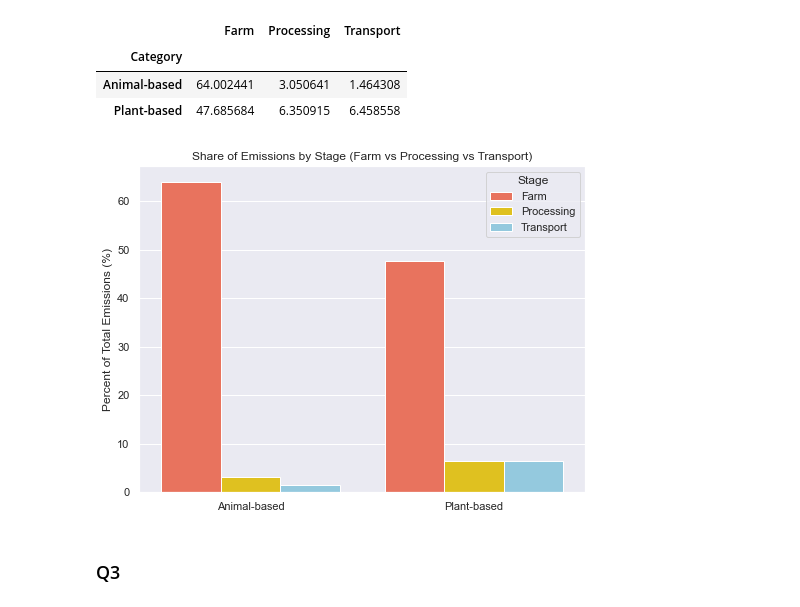
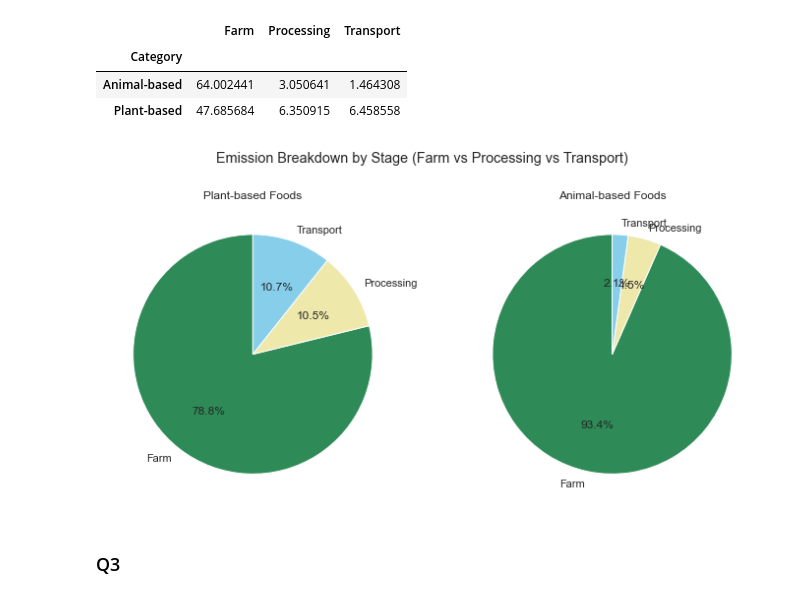
Before and after one commit to courtneyletsa/food_production, a Jupyter notebook: Environmental Impact of Food Production Analysis.ipynb, the cells around one changed output. Cells and saved outputs as stored; diff of their text form; code cells hidden in the pictures.

```diff
--- a/Environmental Impact of Food Production Analysis.ipynb
+++ b/Environmental Impact of Food Production Analysis.ipynb
@@ -157,5 +110,4 @@ category_map = {
 # %%
-df["Category"] = df["Food product"].map(category_map)
 df.head()
 # %% [output]
 |  | Food product | Land use change | Animal Feed | Farm | Processing | Transport | Packging | Retail | ... |
@@ -257,24 +209,38 @@ emission_share
 | Animal-based | 64.002441 | 3.050641 | 1.464308 |
 | Plant-based | 47.685684 | 6.350915 | 6.458558 |
 # %%
+# Prepare data
 emission_share.reset_index(inplace=True)
-emission_melted = emission_share.melt(id_vars="Category", var_name="Stage", value_name="Percent")
 
-plt.figure(figsize=(8,6))
-sns.barplot(
-    data=emission_melted,
-    x="Category", y="Percent", hue="Stage",
-    palette={"Farm": "tomato",
-             "Processing": "gold",
-             "Transport": "skyblue"}
+# Separate animal-based and plant-based shares
+animal_data = emission_share[emission_share["Category"] == "Animal-based"].iloc[0]
+plant_data = emission_share[emission_share["Category"] == "Plant-based"].iloc[0]
+
+# Labels and colors
+labels = ["Farm", "Processing", "Transport"]
+colors = ["seagreen", "palegoldenrod", "skyblue"]
+
+# --- Plot ---
+fig, axes = plt.subplots(1, 2, figsize=(12, 6))
+
+# Plant-based pie
+axes[0].pie(
+    [plant_data[l] for l in labels], labels=labels, autopct="%.1f%%",
+    startangle=90, colors=colors
 )
-plt.title("Share of Emissions by Stage (Farm vs Processing vs Transport)")
-plt.ylabel("Percent of Total Emissions (%)")
-plt.xlabel("")
-plt.legend(title="Stage")
+axes[0].set_title("Plant-based Foods")
+
+# Animal-based pie
+axes[1].pie(
+    [animal_data[l] for l in labels], labels=labels, autopct="%.1f%%",
+    startangle=90, colors=colors
+)
+axes[1].set_title("Animal-based Foods")
+
+plt.suptitle("Emission Breakdown by Stage (Farm vs Processing vs Transport)")
 plt.show()
 # %% [output]
-[figure, old version]
+[figure, new version]
 # %% [markdown]
 ### Q3
 # %%
```
Also changed, not shown: parts of 18 cells of this notebook.
